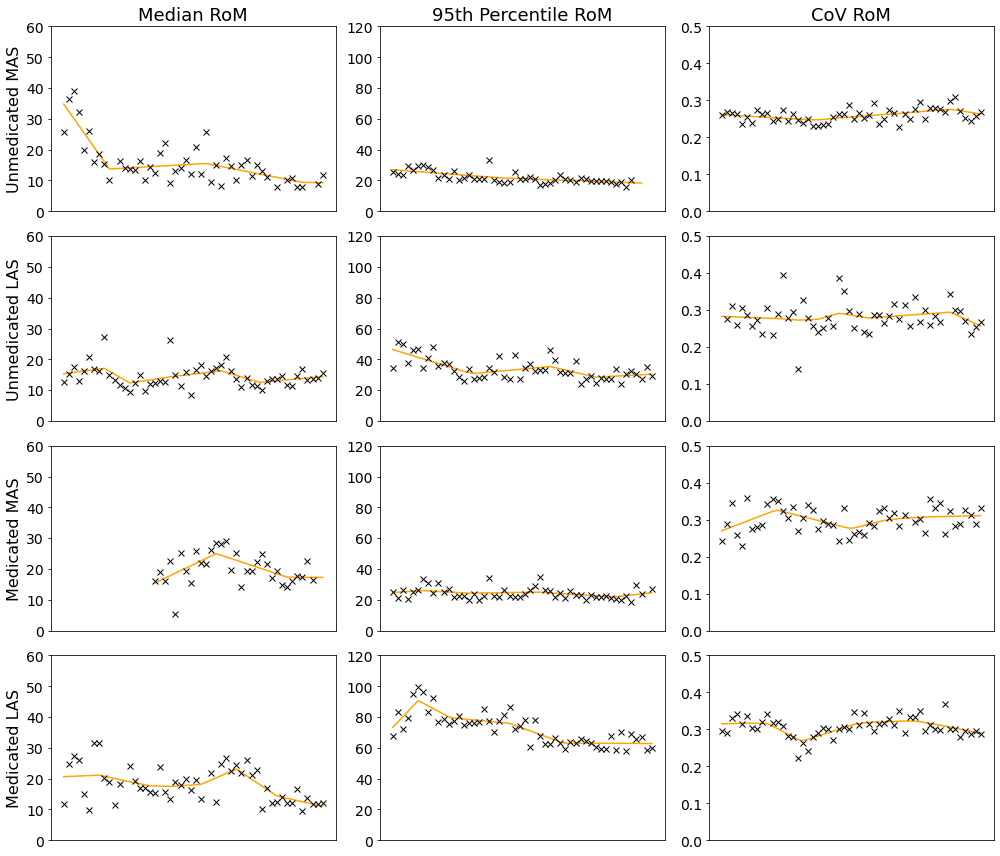
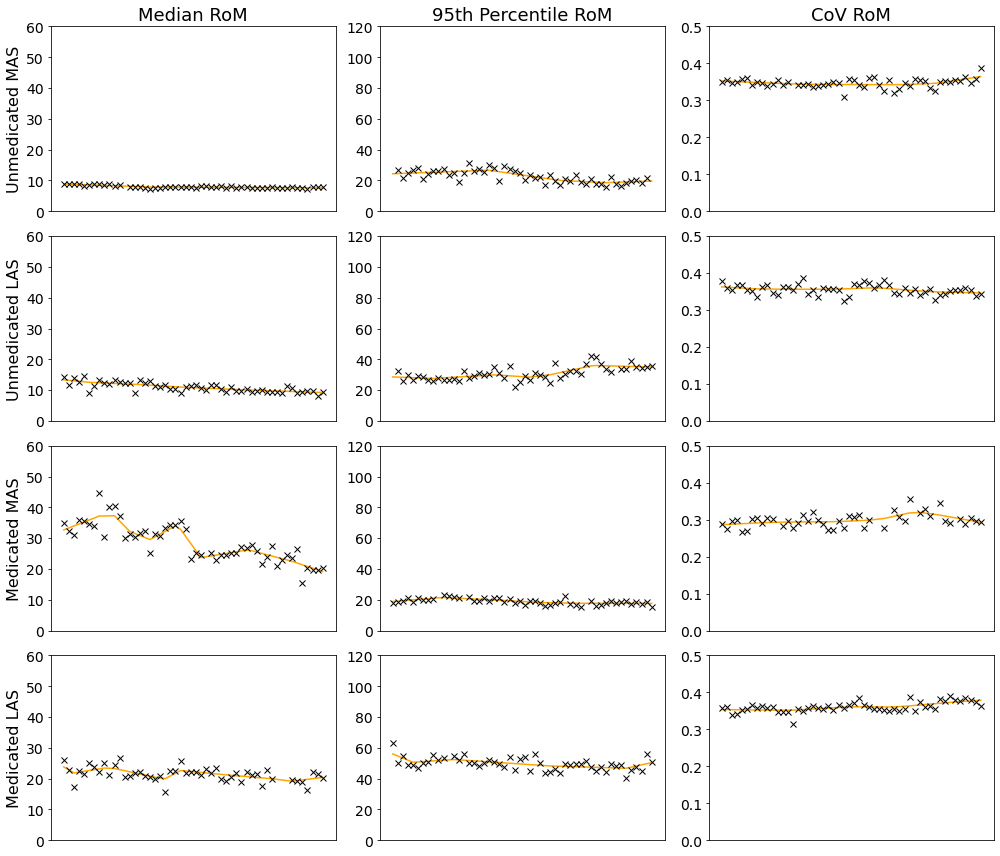
The change to this notebook cell's code, shown as a diff; its figure went from the first image to the second:
--- before
+++ after
@@ -48,2 +48,6 @@
 plt.tight_layout()
 plt.show()
+
+if save_plots:
+    fig.savefig(os.path.join(PATH_FIGURES, 'r_l1tf_examples.png'), dpi=600, bbox_inches='tight')
+    fig.savefig(os.path.join(PATH_FIGURES, 'vectors', 'r_l1tf_examples.pdf'), dpi=600, bbox_inches='tight')

Commit: Update outcomes